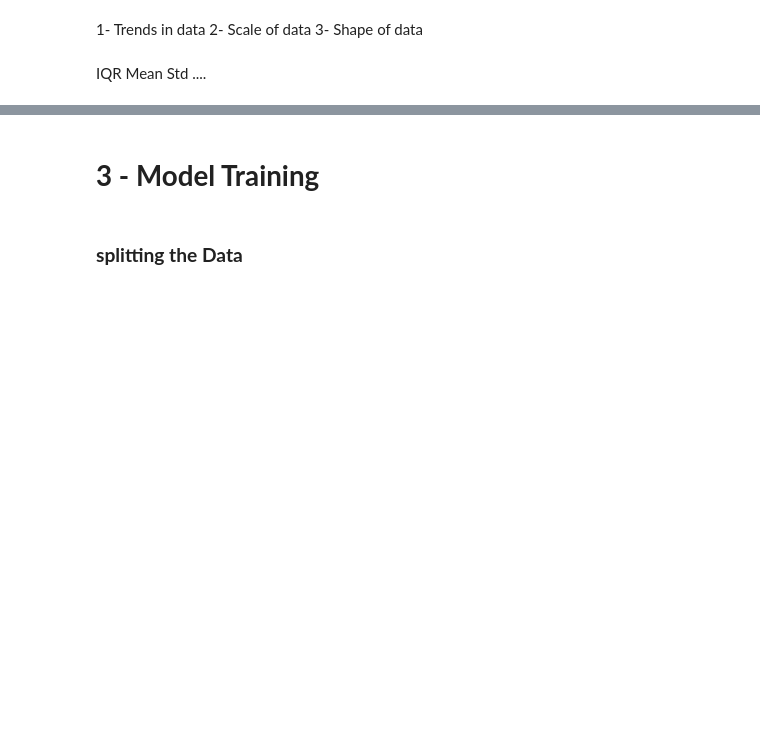
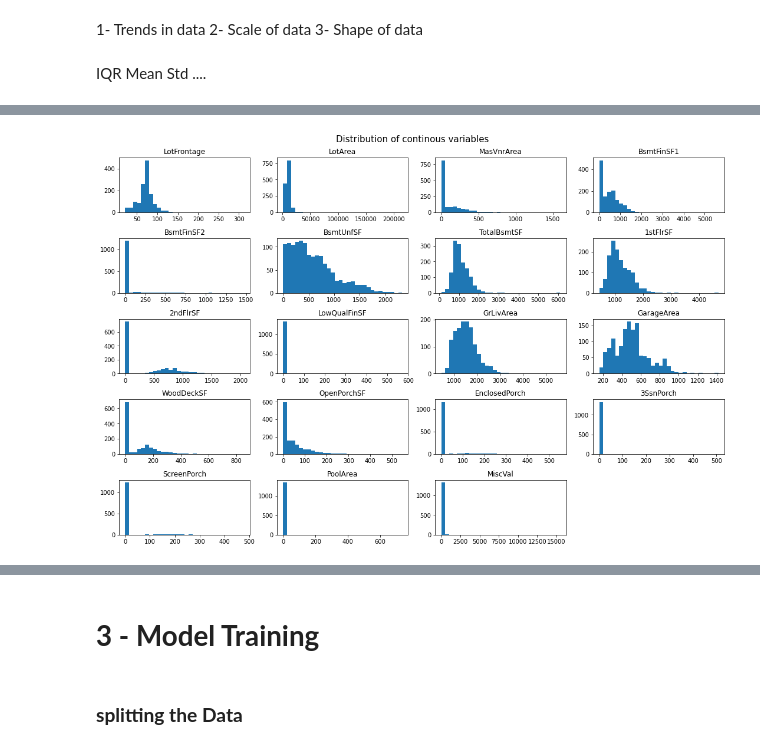
Before and after one commit to ImranNazir4/Data_Analysis_Projects, a Jupyter notebook: Numerical Data Analytics/House_Prices_Prediction/Untitled.ipynb, the cells around one changed output, grey strips where cells are left out. Saved outputs shown, nothing was run; the diff lists cells and outputs as text; code cells hidden in the pictures; blank space fills up the shorter version.

```diff
--- a/Numerical Data Analytics/House_Prices_Prediction/Untitled.ipynb
+++ b/Numerical Data Analytics/House_Prices_Prediction/Untitled.ipynb
@@ -307,0 +319,22 @@ ValueError: could not convert string to float: 'Norm'
+# %%
+# Ordinal variables with same rating method
+cols_replace = ['ExterQual','ExterCond','BsmtQual','BsmtCond','HeatingQC','KitchenQual','FireplaceQu',
+                'GarageQual','GarageCond','PoolQC']
+# Replacing all the variables above with values 0 (NA) to 5 (Exellent)
+for col in cols_replace:
+    houses_df[col].replace({'Ex':5,'Gd':4,'TA':3,'Fa':2,'Po':1,'NA':0}, inplace = True)
+# %%
+houses_df['BsmtExposure'].replace({'Ex':5,'Gd':4,'Av':3,'Mn':2,'No':1,'NA':0},inplace = True)
+houses_df['BsmtFinType1'].replace({'GLQ':6,'ALQ':5,'BLQ':4,'Rec':3,'LwQ':2,'Unf':1,'NA':0},inplace = True)
+houses_df['BsmtFinType2'].replace({'GLQ':6,'ALQ':5,'BLQ':4,'Rec':3,'LwQ':2,'Unf':1,'NA':0},inplace = True)
+houses_df['Fence'].replace({'GdPrv':4,'MnPrv':3,'GdWo':2,'MnWw':1,'NA':0},inplace = True)
+houses_df['PavedDrive'].replace({'Y':3,'N':2,'P':1,'NA':0},inplace = True)
+houses_df['GarageFinish'].replace({'Fin':3,'RFn':2,'Unf':1,'NA':0},inplace = True)
+houses_df['Functional'].replace({'Typ':7,'Min2':6,'Min1':5,'Mod':4,'Maj1':3,'Maj2':2,'Sev':1,'NA':0},inplace = True)
+houses_df['Electrical'].replace({'SBrkr':5,'FuseA':4,'FuseF':3,'FuseP':2,'Mix':1,'NA':0},inplace = True)
+houses_df['BsmtExposure'].replace({'Mn':4,'Gd':3,'Av':2,'No':1,'NA':0},inplace = True)
+houses_df['Utilities'].replace({'AllPub':4,'NoSewr':3,'NoSeWa':2,'ELO':1},inplace = True)
+houses_df['LotShape'].replace({'IR3':4,'IR2':3,'IR1':2,'Reg':1},inplace = True)
+houses_df['LandSlope'].replace({'Gtl':3,'Mod':2,'Sev':1},inplace = True)
+# %%
+houses_df = pd.get_dummies(houses_df, columns=nominal)
@@ -307,0 +347,14 @@ ValueError: could not convert string to float: 'Norm'
+# %%
+# Create a list of continuous variables
+continuous = ['LotFrontage','LotArea','MasVnrArea','BsmtFinSF1','BsmtFinSF2','BsmtUnfSF',
+              'TotalBsmtSF','1stFlrSF','2ndFlrSF','LowQualFinSF','GrLivArea',
+              'GarageArea','WoodDeckSF','OpenPorchSF','EnclosedPorch','3SsnPorch',
+              'ScreenPorch','PoolArea','MiscVal']
+
+# Plot distribution of continuous variables
+houses_df[continuous].hist(layout=(-1, 4), bins=30, grid=False, figsize=(15, 10));
+plt.suptitle('Distribution of continous variables', size=15)
+plt.tight_layout()
+plt.show()
+# %% [output]
+[figure, added]
```
Also changed, not shown: parts of 40 cells of this notebook, 5 other files.
